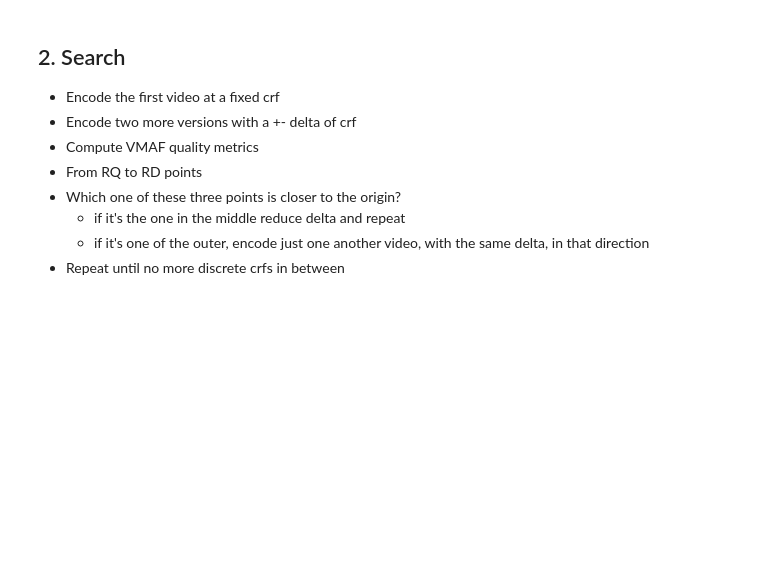
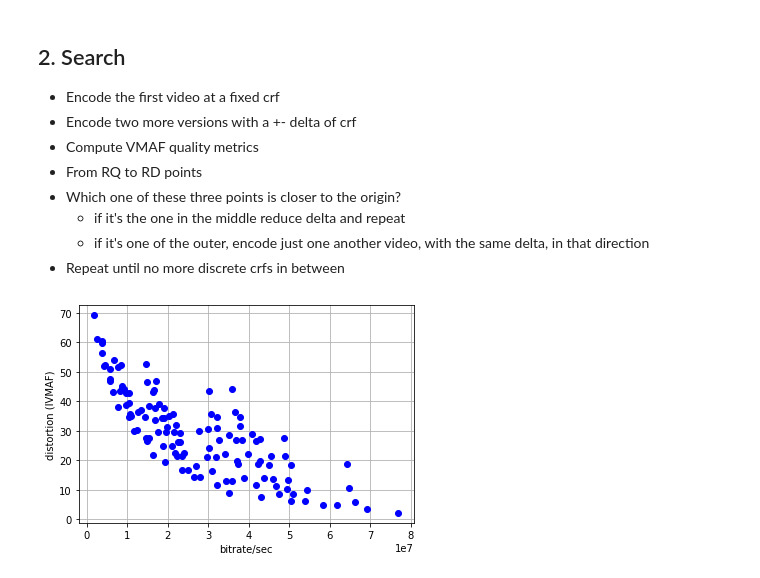
Before and after one commit to CheminDavide/Dynopt, a Jupyter notebook: MAIN.ipynb, the cells around one changed output. Cells and saved outputs as stored; diff of their text form; code cells hidden in the pictures; blank space fills up the shorter version.

```diff
--- a/MAIN.ipynb
+++ b/MAIN.ipynb
@@ -185,3 +185,51 @@ pl.grid(True)
     - if it's the one in the middle reduce delta and repeat
     - if it's one of the outer, encode just one another video, with the same delta, in that direction
 - Repeat until no more discrete crfs in between
+# %%
+import json
+import numpy as np
+import itertools
+import matplotlib.pyplot as pl
+
+def combine(*pools):
+    result = [[]]
+    for pool in pools:
+        result = [x+[y] for x in result for y in pool]
+    for prod in result:
+        yield prod
+
+source = "testscene"
+filepath = "rd_results/rd_" + source + ".json"
+
+with open(filepath, 'r') as r:
+    i_data = json.load(r)
+
+s_rates = np.zeros(shape=(3,5), dtype=int) #TODO: auto
+s_dists = np.zeros(shape=(3,5)) #TODO: auto
+i = 0
+scene_count = 0
+
+for item in i_data:
+    if(item["codec"] == "hevc"):
+        scene_index = item["scene_index"]
+        if(scene_index != scene_count):
+            i = 0
+            scene_count = scene_index
+        s_rates[scene_index, i] = item["bitrate"]
+        s_dists[scene_index, i] = 100 - item["vmaf"]
+        i += 1
+
+t = 6 #TODO compute
+rates = np.einsum('ij->i', list(combine(*s_rates))) / t
+dists = np.einsum('ij->i', list(combine(*s_dists))) / (scene_count + 1)
+
+pl.plot(rates, dists, 'bo')
+pl.xlabel("bitrate/sec")
+pl.ylabel("distortion (IVMAF)")
+pl.grid(True)
+
+target_rate = 12000000
+target_dist = 100 - 80
+opt_dist = True
+# %% [output]
+[figure, added]
```
Also changed, not shown: 5 other files.
